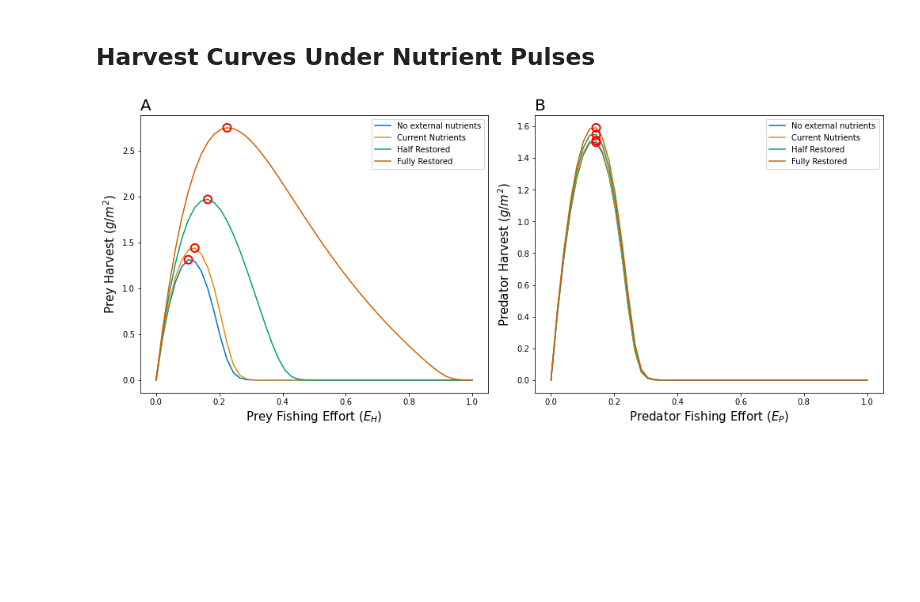
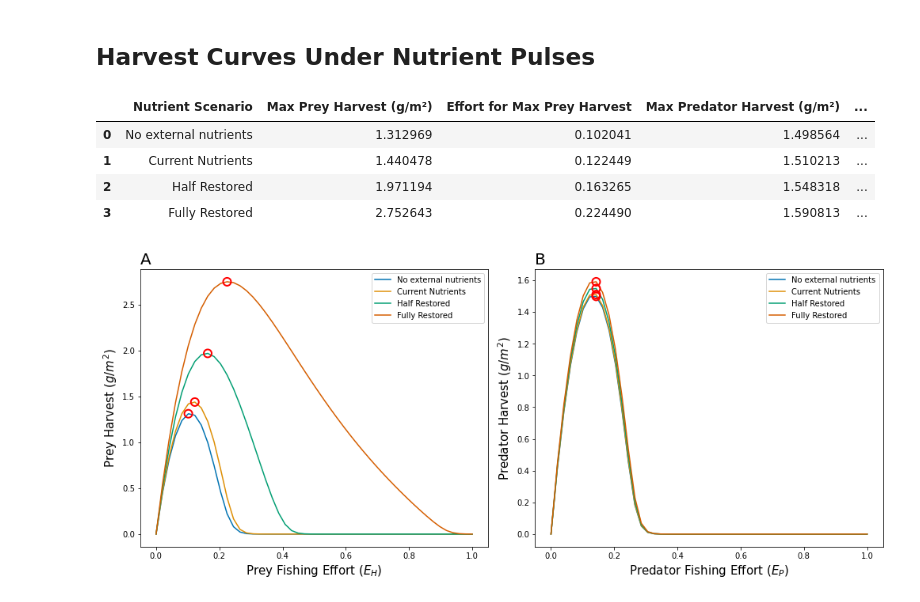
Before and after one commit to ainnesgold/kbay_estuary_model, a Jupyter notebook: supermodel_python_section_1_and_supplemental.ipynb, the cells around one changed output. Saved outputs shown, nothing was run; the diff lists cells and outputs as text; code cells hidden in the pictures; blank space fills up the shorter version.

Commit message:
Added results tables

```diff
--- a/supermodel_python_section_1_and_supplemental.ipynb
+++ b/supermodel_python_section_1_and_supplemental.ipynb
@@ -372,6 +372,34 @@ for idx, N_pulse in enumerate(N_pulse_values):
         parameters_dict['N_pulse'] = N_pulse
         H_array, P_array, PH_array, N_array, H_harvest_array, P_harvest_array, grazing_array = run_model(H0, P0, PH0, N0, parameters_dict)
         P_harvest_final_array[idx, i] = np.mean(P_harvest_array[-3650:-1])
+# %%
+# Find maximum harvest and associated effort for each scenario
+max_harvest_H = np.max(H_harvest_final_array * 365, axis=1)  # Multiply by 365 to match units
+max_effort_H = E_H_array[np.argmax(H_harvest_final_array, axis=1)]
+
+max_harvest_P = np.max(P_harvest_final_array * 365, axis=1)
+max_effort_P = E_P_array[np.argmax(P_harvest_final_array, axis=1)]
+# %%
+# Create a dictionary to hold the data for the table
+data = {
+    "Nutrient Scenario": ["No external nutrients", "Current Nutrients", "Half Restored", "Fully Restored"],
+    "Max Prey Harvest (g/m²)": max_harvest_H,
+    "Effort for Max Prey Harvest": max_effort_H,
+    "Max Predator Harvest (g/m²)": max_harvest_P,
+    "Effort for Max Predator Harvest": max_effort_P
+}
+
+# Convert the dictionary into a DataFrame
+harvest_table = pd.DataFrame(data)
+
+# Display the table
+harvest_table
+# %% [output]
+|  | Nutrient Scenario | Max Prey Harvest (g/m²) | Effort for Max Prey Harvest | Max Predator Harvest (g/m²) | ... |
+| 0 | No external nutrients | 1.312969 | 0.102041 | 1.498564 | ... |
+| 1 | Current Nutrients | 1.440478 | 0.122449 | 1.510213 | ... |
+| 2 | Half Restored | 1.971194 | 0.163265 | 1.548318 | ... |
+| 3 | Fully Restored | 2.752643 | 0.224490 | 1.590813 | ... |
 # %%
 # Define custom labels
 custom_labels = ["No external nutrients", "Current Nutrients", "Half Restored", "Fully Restored"]
```
Also changed, not shown: 1 other file.
